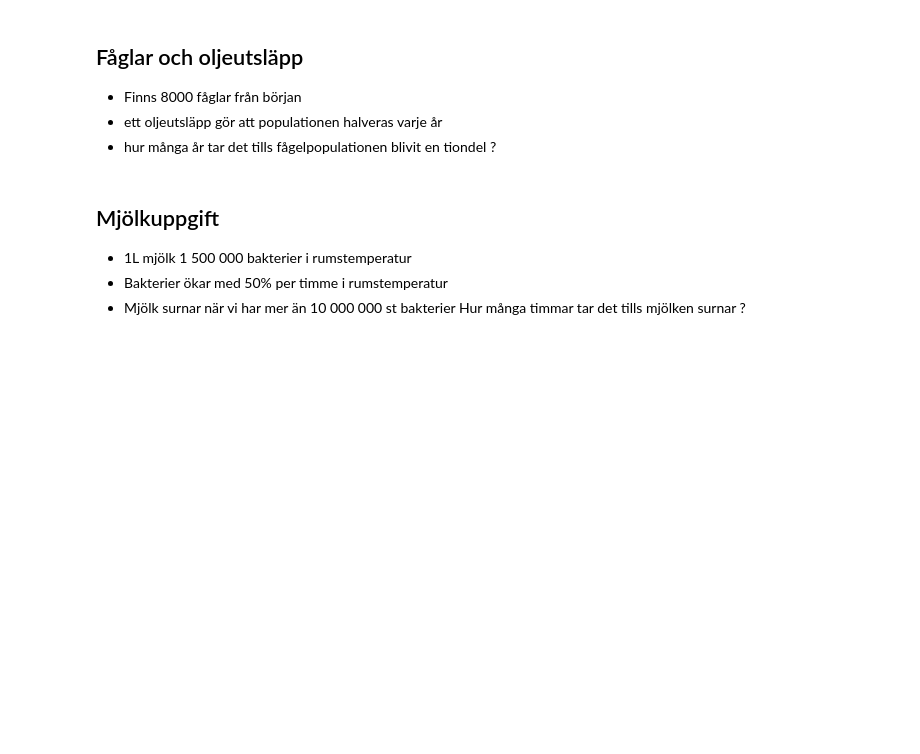
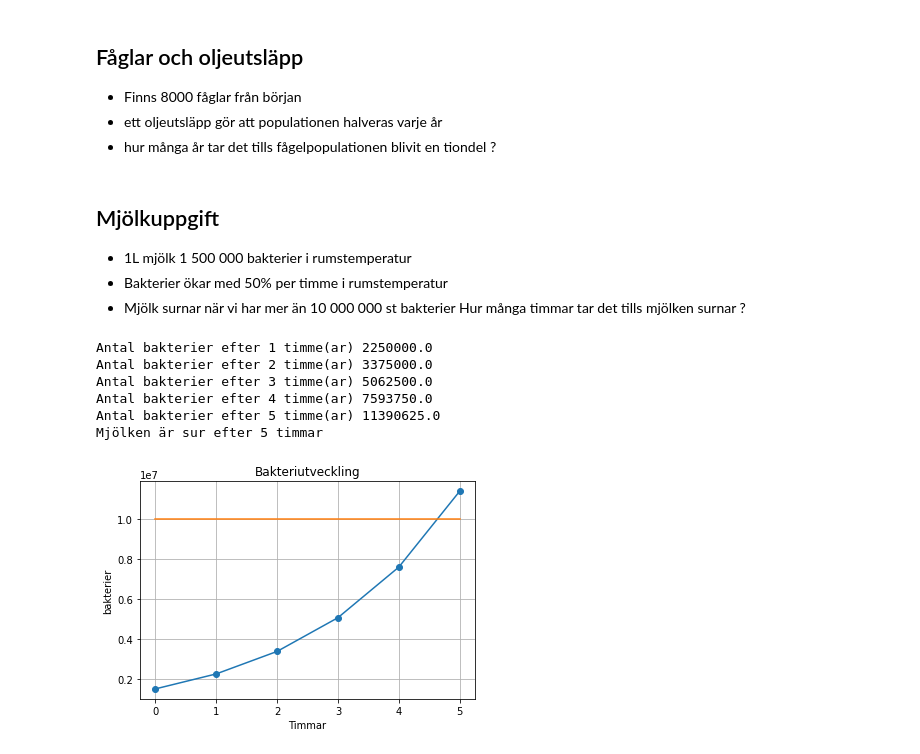
Before and after one commit to Lelelass/python-programmering-LEO-LASSARADE, a Jupyter notebook: Code-Along/2. while_statement.ipynb, the cells around one changed output. Cells and saved outputs as stored; diff of their text form; code cells hidden in the pictures; blank space fills up the shorter version.

Commit message:
Update 2. while_statement.ipynb
Updated code - along with matplotlib exercices

```diff
--- a/Code-Along/2. while_statement.ipynb
+++ b/Code-Along/2. while_statement.ipynb
@@ -45,11 +45,30 @@ print (f"Population left is 1/10 after {year} years")
 - Mjölk surnar när vi har mer än 10 000 000 st bakterier
 Hur många timmar tar det tills mjölken surnar ?
 # %%
+import matplotlib.pyplot as plt
+
 bakterier = 1.5e6
 tid = 0
+bakterie_lista = [bakterier]
 
 while bakterier < 10e6:
     bakterier += bakterier / 2
     tid += 1
+    bakterie_lista.append(bakterier)
     print(f"Antal bakterier efter {tid} timme(ar) {bakterier}")
 print(f"Mjölken är sur efter {tid} timmar")
+
+plt.plot(range(0,tid+1),bakterie_lista, "o-")
+plt.plot(range(0,tid+1), [10e6]*(tid+1))
+plt.xlabel("Timmar")
+plt.ylabel("bakterier")
+plt.title("Bakteriutveckling")
+plt.grid()
+# %% [output]
+Antal bakterier efter 1 timme(ar) 2250000.0
+Antal bakterier efter 2 timme(ar) 3375000.0
+Antal bakterier efter 3 timme(ar) 5062500.0
+Antal bakterier efter 4 timme(ar) 7593750.0
+Antal bakterier efter 5 timme(ar) 11390625.0
+Mjölken är sur efter 5 timmar
+[figure, added]
```
Also changed, not shown: parts of 1 cell of this notebook.
